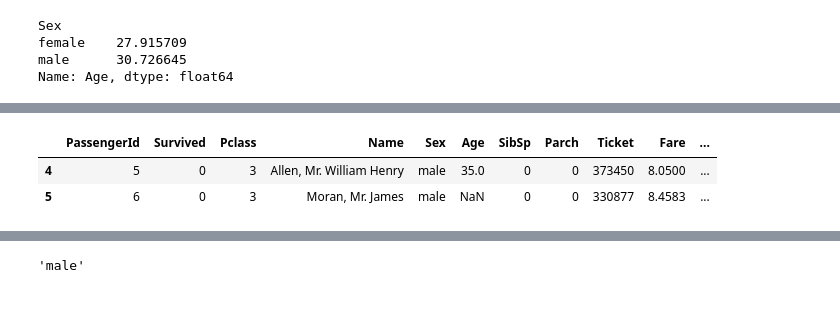
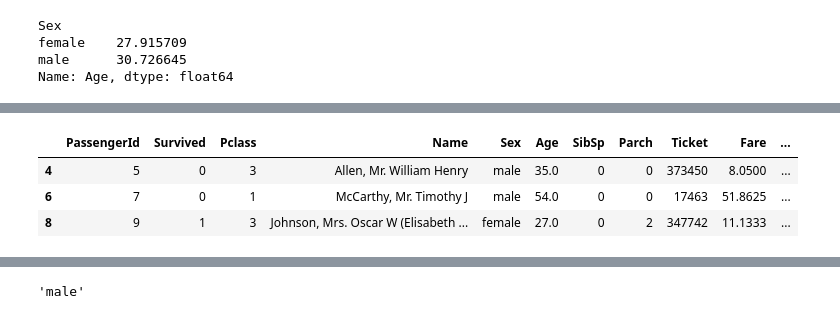
Before and after one commit to tahseen2003/python, a Jupyter notebook: pandas_first.ipynb, the cells around one changed output, grey strips where cells are left out. Saved outputs shown, nothing was run; the diff lists cells and outputs as text; code cells hidden in the pictures.

```diff
--- a/pandas_first.ipynb
+++ b/pandas_first.ipynb
@@ -145,11 +183,12 @@ Name: Age, dtype: float64
 import seaborn as sns
 # %%
 # this function is used to out specific rows.
-df.iloc[4:6]
+df.iloc[4:9:2]
 # %% [output]
 |  | PassengerId | Survived | Pclass | Name | Sex | Age | SibSp | Parch | Ticket | Fare | ... |
 | 4 | 5 | 0 | 3 | Allen, Mr. William Henry | male | 35.0 | 0 | 0 | 373450 | 8.0500 | ... |
-| 5 | 6 | 0 | 3 | Moran, Mr. James | male | NaN | 0 | 0 | 330877 | 8.4583 | ... |
+| 6 | 7 | 0 | 1 | McCarthy, Mr. Timothy J | male | 54.0 | 0 | 0 | 17463 | 51.8625 | ... |
+| 8 | 9 | 1 | 3 | Johnson, Mrs. Oscar W (Elisabeth ... | female | 27.0 | 0 | 2 | 347742 | 11.1333 | ... |
 # %%
 # this function is used to make a copy of updated file.
 df1=df.copy()
```
Also changed, not shown: parts of 4 cells of this notebook, 1 other file.
